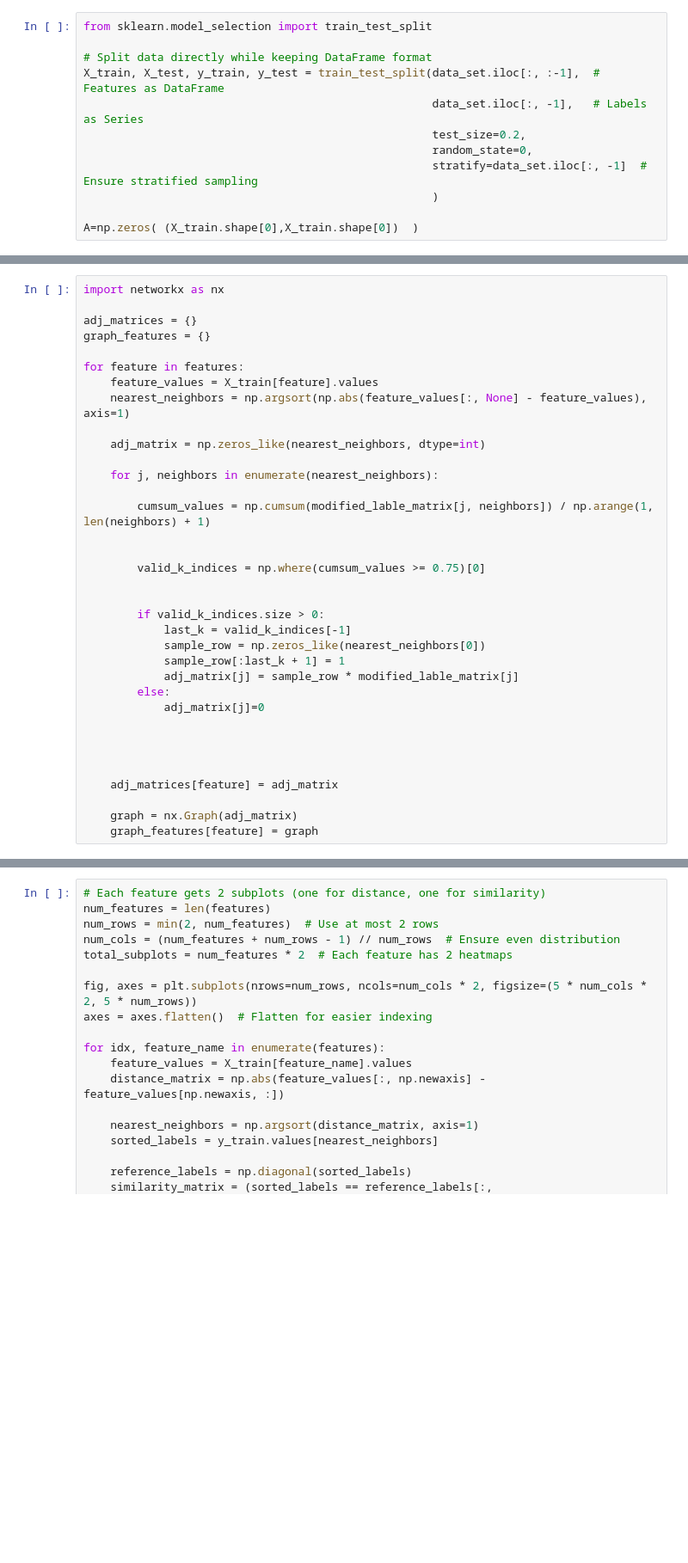
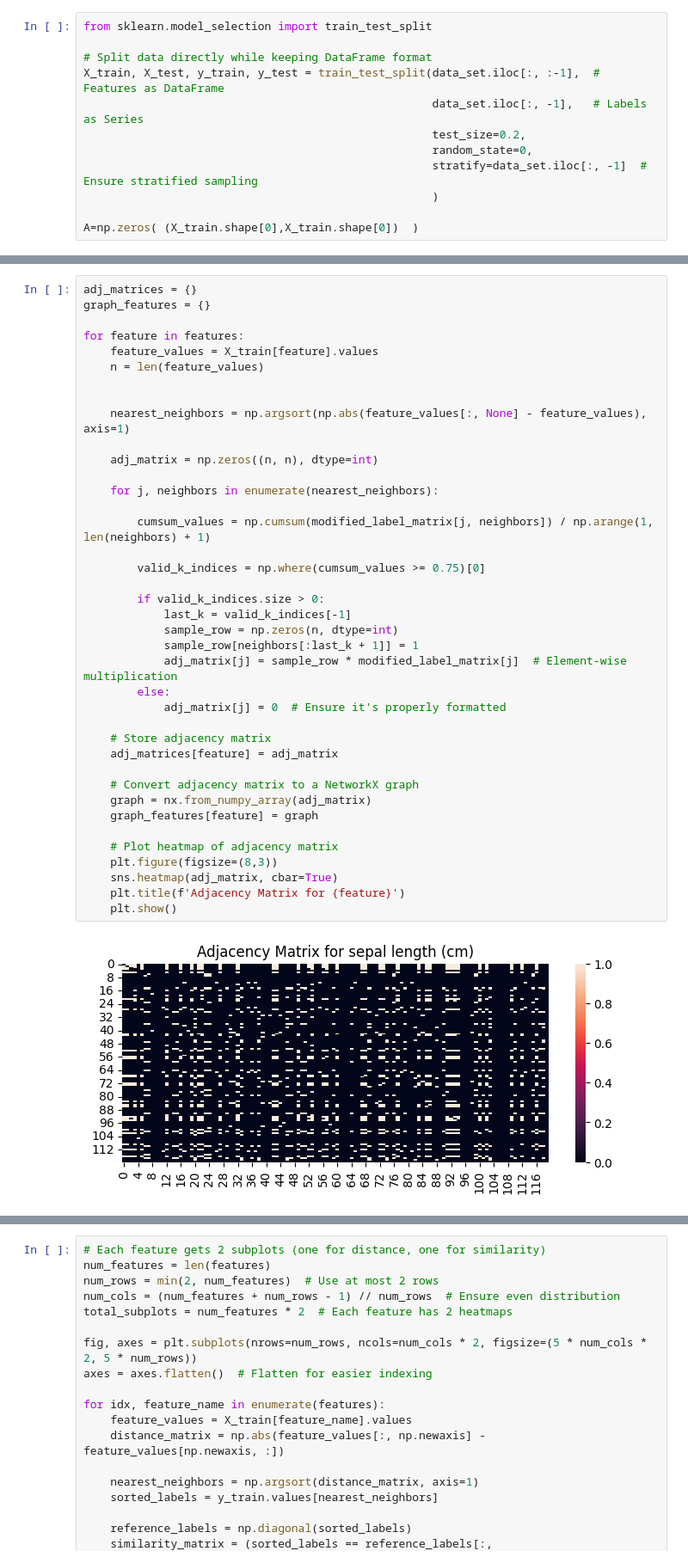
Before and after one commit to alibagheribardi/Erdos_Project, a Jupyter notebook: Graph_ID.ipynb, the cells around one changed output, grey strips where cells are left out. Shown at 86% size. Drawn from its saved outputs; the diff is of its cells as text; blank space fills up the shorter version.

```diff
--- a/Graph_ID.ipynb
+++ b/Graph_ID.ipynb
@@ -327,35 +340,41 @@ plt.show()
 # %%
-import networkx as nx
-
 adj_matrices = {}
 graph_features = {}
 
 for feature in features:
     feature_values = X_train[feature].values
+    n = len(feature_values)
+
+
     nearest_neighbors = np.argsort(np.abs(feature_values[:, None] - feature_values), axis=1)
 
-    adj_matrix = np.zeros_like(nearest_neighbors, dtype=int)
+    adj_matrix = np.zeros((n, n), dtype=int)
 
     for j, neighbors in enumerate(nearest_neighbors):
 
-        cumsum_values = np.cumsum(modified_lable_matrix[j, neighbors]) / np.arange(1, len(neighbors) + 1)
-
+        cumsum_values = np.cumsum(modified_label_matrix[j, neighbors]) / np.arange(1, len(neighbors) + 1)
 
         valid_k_indices = np.where(cumsum_values >= 0.75)[0]
 
-
         if valid_k_indices.size > 0:
             last_k = valid_k_indices[-1]
-            sample_row = np.zeros_like(nearest_neighbors[0])
-            sample_row[:last_k + 1] = 1
-            adj_matrix[j] = sample_row * modified_lable_matrix[j]
+            sample_row = np.zeros(n, dtype=int)
+            sample_row[neighbors[:last_k + 1]] = 1
+            adj_matrix[j] = sample_row * modified_label_matrix[j]  # Element-wise multiplication
         else:
-            adj_matrix[j]=0
+            adj_matrix[j] = 0  # Ensure it's properly formatted
 
-
-
-
+    # Store adjacency matrix
     adj_matrices[feature] = adj_matrix
 
-    graph = nx.Graph(adj_matrix)
+    # Convert adjacency matrix to a NetworkX graph
+    graph = nx.from_numpy_array(adj_matrix)
     graph_features[feature] = graph
+
+    # Plot heatmap of adjacency matrix
+    plt.figure(figsize=(8,3))
+    sns.heatmap(adj_matrix, cbar=True)
+    plt.title(f'Adjacency Matrix for {feature}')
+    plt.show()
+# %% [output]
+[figure, added]
```
Also changed, not shown: parts of 2 cells of this notebook.
